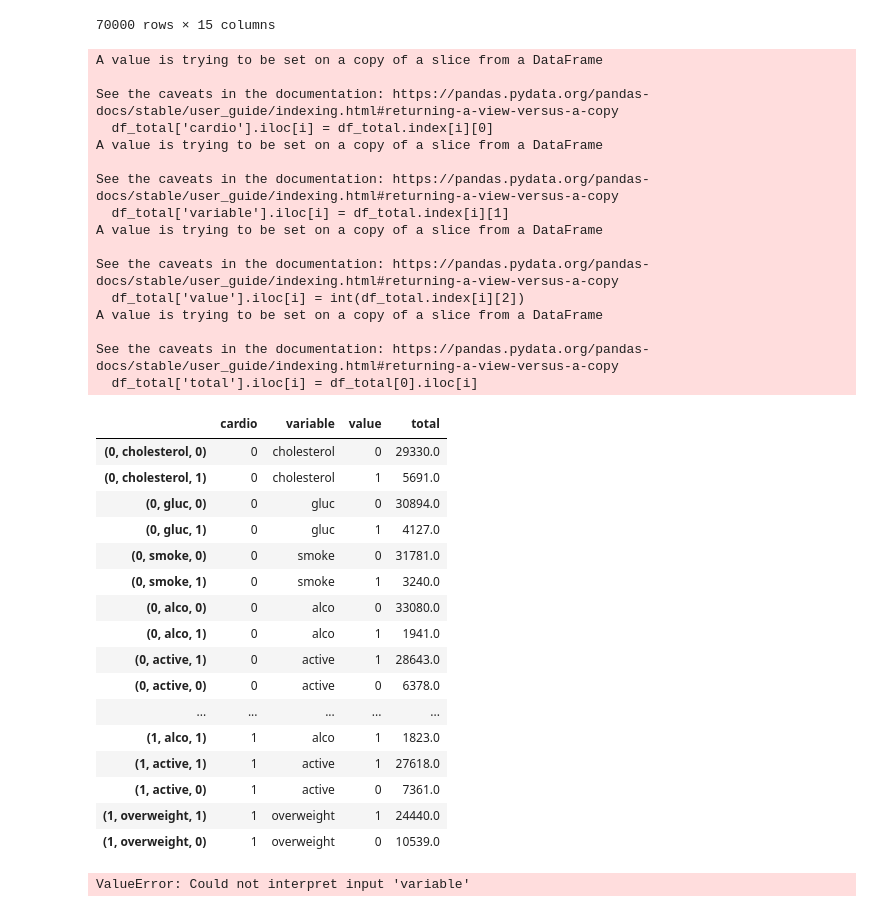
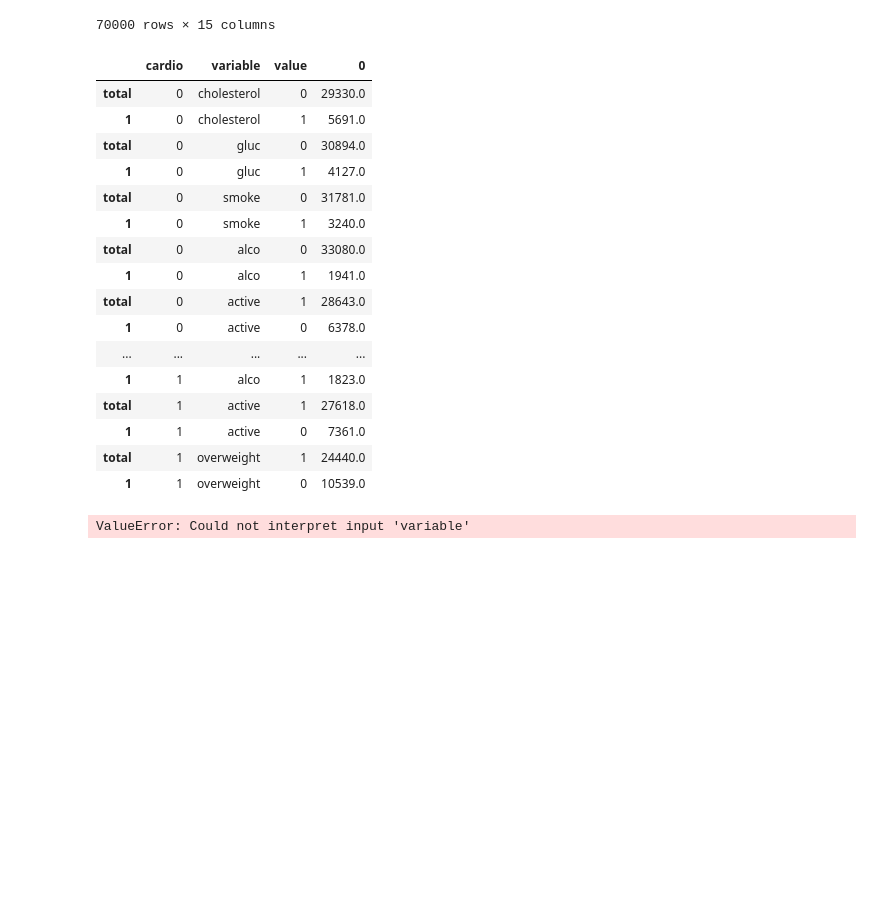
Before and after one commit to JavierRojas14/Medical_Data_Visualizer, a Jupyter notebook: medical_examination.ipynb, the cells around one changed output. Cells and saved outputs as stored; diff of their text form; code cells hidden in the pictures; blank space fills up the shorter version.

```diff
--- a/medical_examination.ipynb
+++ b/medical_examination.ipynb
@@ -37,60 +37,37 @@ df
 # %%
 df_cat = pd.melt(df, id_vars = 'cardio', value_vars = ['cholesterol', 'gluc', 'smoke', 'alco', 'active', 'overweight'])
 
 df_cat_0 = df_cat[df_cat['cardio'] == 0]
 df_cat_1 = df_cat[df_cat['cardio'] == 1]
 
 lista_df = [df_cat_0, df_cat_1]
 
-df_total = pd.DataFrame(columns = ['cardio', 'variable', 'value', 'total'])
+df_total = pd.DataFrame(columns = ['cardio', 'variable', 'value'])
 
 for dfs in lista_df:
     for i in dfs.variable.unique():
         df_nueva = dfs[dfs['variable'] == i]
         df_nueva = pd.DataFrame(df_nueva.value_counts())
-
+        df_nueva = df_nueva.reset_index()
         df_total = pd.concat([df_total, df_nueva])
 
-for i in range(len(list(df_total.index))):
-    df_total['cardio'].iloc[i] = df_total.index[i][0]
-    df_total['variable'].iloc[i] = df_total.index[i][1]
-    df_total['value'].iloc[i] = int(df_total.index[i][2])
-    df_total['total'].iloc[i] = df_total[0].iloc[i]
-
-df_total.drop(0, axis = 1, inplace = True)
-df_total.reset_index()
+df_total.rename(columns = {0: 'total'}, inplace = True)
 df_total
 # %% [output]
-A value is trying to be set on a copy of a slice from a DataFrame
-
-See the caveats in the documentation: https://pandas.pydata.org/pandas-docs/stable/user_guide/indexing.html#returning-a-view-versus-a-copy
-  df_total['cardio'].iloc[i] = df_total.index[i][0]
-A value is trying to be set on a copy of a slice from a DataFrame
-
-See the caveats in the documentation: https://pandas.pydata.org/pandas-docs/stable/user_guide/indexing.html#returning-a-view-versus-a-copy
-  df_total['variable'].iloc[i] = df_total.index[i][1]
-A value is trying to be set on a copy of a slice from a DataFrame
-
-See the caveats in the documentation: https://pandas.pydata.org/pandas-docs/stable/user_guide/indexing.html#returning-a-view-versus-a-copy
-  df_total['value'].iloc[i] = int(df_total.index[i][2])
-A value is trying to be set on a copy of a slice from a DataFrame
-
-See the caveats in the documentation: https://pandas.pydata.org/pandas-docs/stable/user_guide/indexing.html#returning-a-view-versus-a-copy
-  df_total['total'].iloc[i] = df_total[0].iloc[i]
-|  | cardio | variable | value | total |
-| (0, cholesterol, 0) | 0 | cholesterol | 0 | 29330.0 |
-| (0, cholesterol, 1) | 0 | cholesterol | 1 | 5691.0 |
-| (0, gluc, 0) | 0 | gluc | 0 | 30894.0 |
-| (0, gluc, 1) | 0 | gluc | 1 | 4127.0 |
-| (0, smoke, 0) | 0 | smoke | 0 | 31781.0 |
-| (0, smoke, 1) | 0 | smoke | 1 | 3240.0 |
-| (0, alco, 0) | 0 | alco | 0 | 33080.0 |
-| (0, alco, 1) | 0 | alco | 1 | 1941.0 |
-| (0, active, 1) | 0 | active | 1 | 28643.0 |
-| (0, active, 0) | 0 | active | 0 | 6378.0 |
+|  | cardio | variable | value | 0 |
+| total | 0 | cholesterol | 0 | 29330.0 |
+| 1 | 0 | cholesterol | 1 | 5691.0 |
+| total | 0 | gluc | 0 | 30894.0 |
+| 1 | 0 | gluc | 1 | 4127.0 |
+| total | 0 | smoke | 0 | 31781.0 |
+| 1 | 0 | smoke | 1 | 3240.0 |
+| total | 0 | alco | 0 | 33080.0 |
+| 1 | 0 | alco | 1 | 1941.0 |
+| total | 0 | active | 1 | 28643.0 |
+| 1 | 0 | active | 0 | 6378.0 |
 | ... | ... | ... | ... | ... |
-| (1, alco, 1) | 1 | alco | 1 | 1823.0 |
-| (1, active, 1) | 1 | active | 1 | 27618.0 |
-| (1, active, 0) | 1 | active | 0 | 7361.0 |
-| (1, overweight, 1) | 1 | overweight | 1 | 24440.0 |
-| (1, overweight, 0) | 1 | overweight | 0 | 10539.0 |
+| 1 | 1 | alco | 1 | 1823.0 |
+| total | 1 | active | 1 | 27618.0 |
+| 1 | 1 | active | 0 | 7361.0 |
+| total | 1 | overweight | 1 | 24440.0 |
+| 1 | 1 | overweight | 0 | 10539.0 |
```
Also changed, not shown: parts of 1 cell of this notebook.
